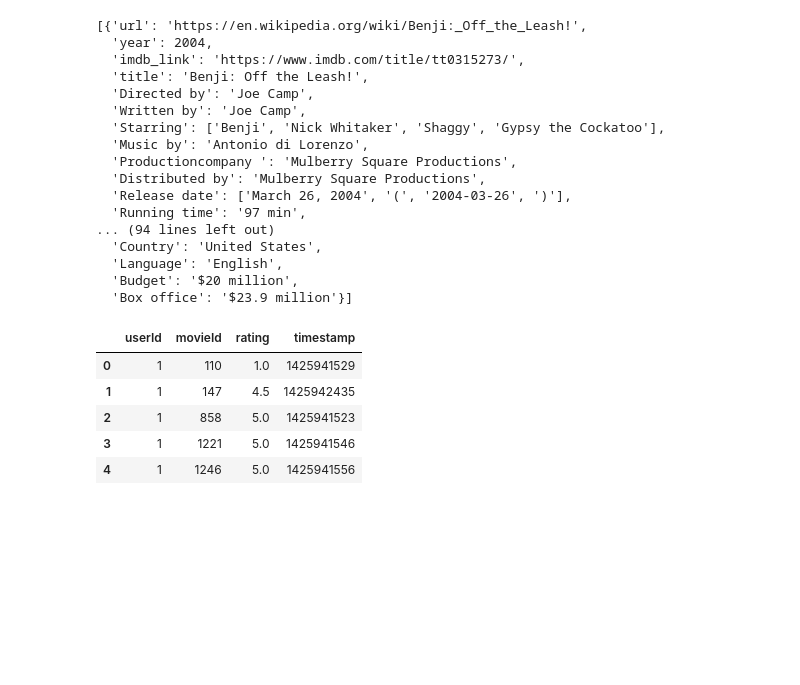
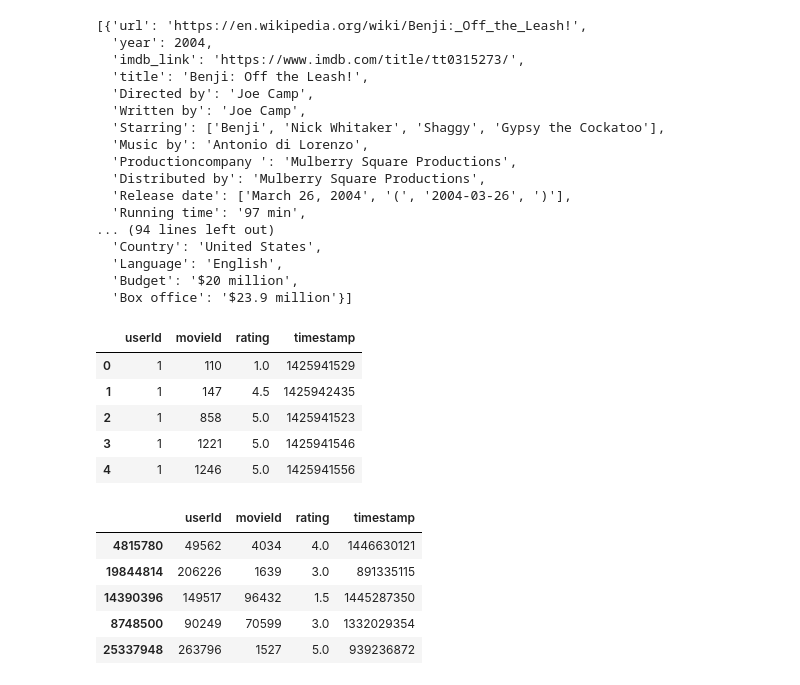
Before and after one commit to Azrand/Movies-ETL, a Jupyter notebook: Movielens_Extract.ipynb, the cells around one changed output. Drawn from its saved outputs; the diff is of its cells as text; code cells hidden in the pictures; blank space fills up the shorter version.

```diff
--- a/Movielens_Extract.ipynb
+++ b/Movielens_Extract.ipynb
@@ -46,3 +46,12 @@ ratings.head()
 # %%
 kaggle_metadata = pd.read_csv('movies_metadata.csv', low_memory=False)
 ratings = pd.read_csv('ratings.csv')
+# %%
+ratings.sample(n=5)
+# %% [output]
+|  | userId | movieId | rating | timestamp |
+| 4815780 | 49562 | 4034 | 4.0 | 1446630121 |
+| 19844814 | 206226 | 1639 | 3.0 | 891335115 |
+| 14390396 | 149517 | 96432 | 1.5 | 1445287350 |
+| 8748500 | 90249 | 70599 | 3.0 | 1332029354 |
+| 25337948 | 263796 | 1527 | 5.0 | 939236872 |
```
Also changed, not shown: parts of 12 cells of this notebook.
